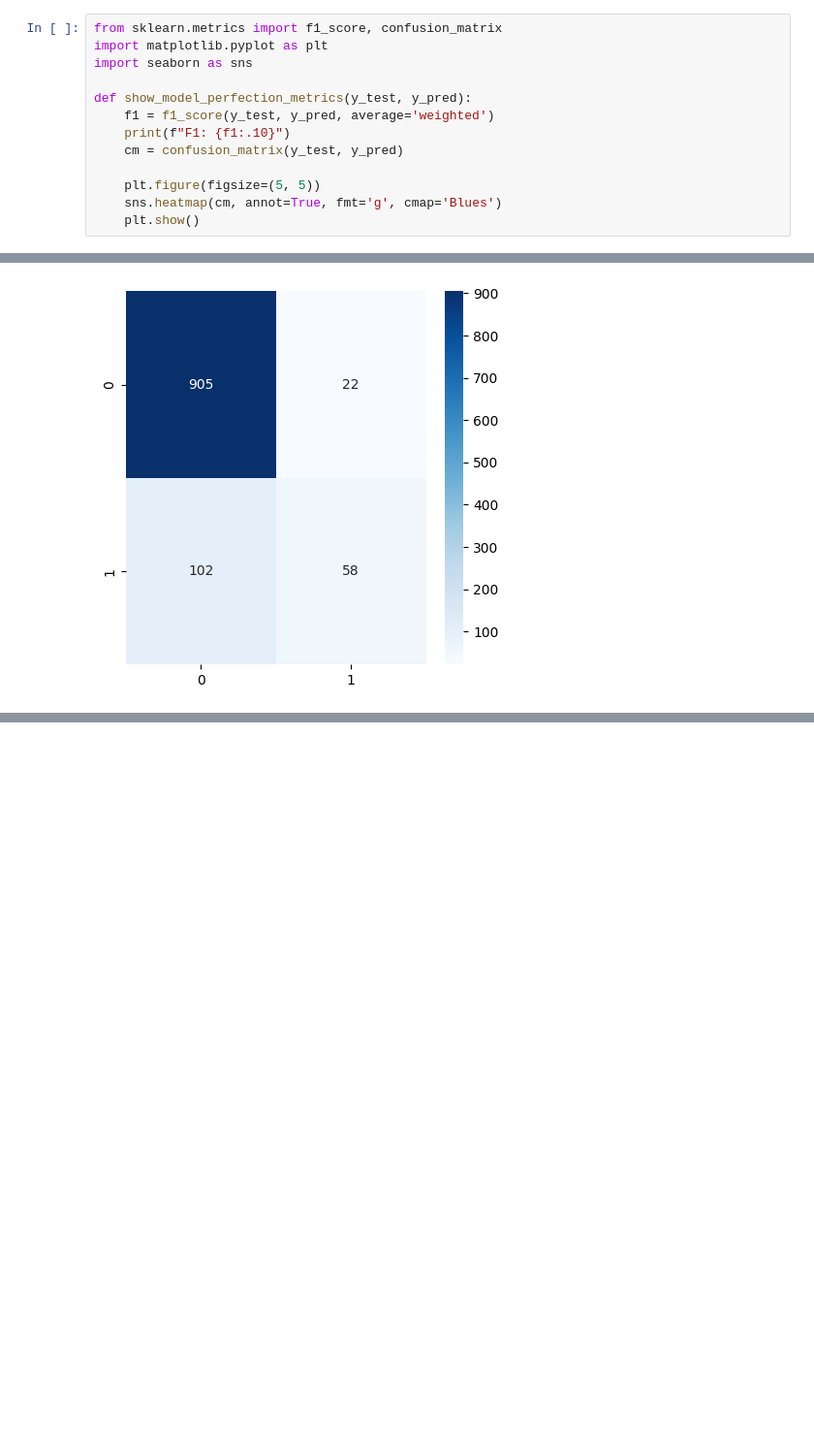
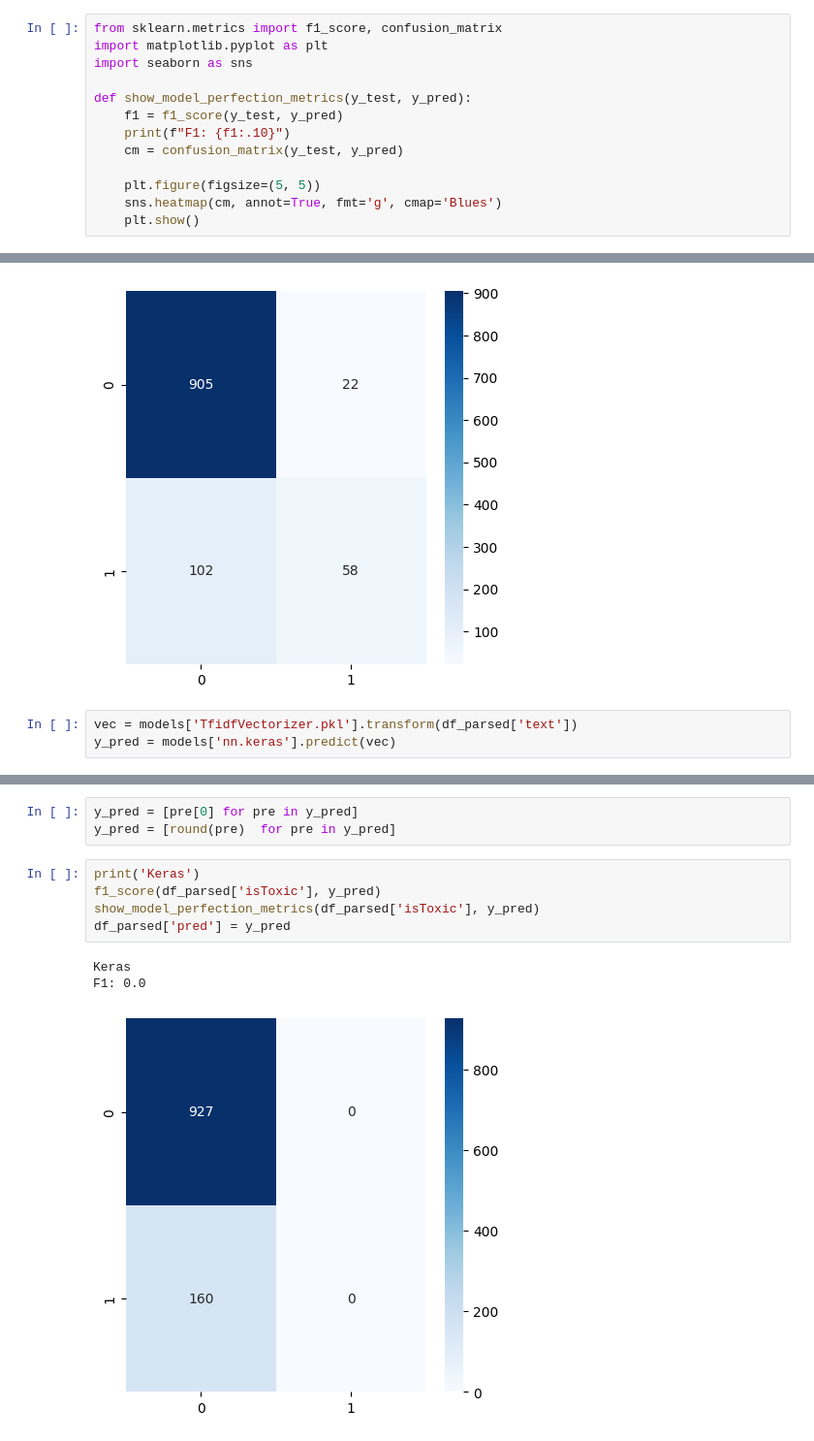
Before and after one commit to setday/HSE_ML_SP2024, a Jupyter notebook: notebooks/results.ipynb, the cells around one changed output, grey strips where cells are left out. Shown at 97% size. Drawn from its saved outputs; the diff is of its cells as text; blank space fills up the shorter version.

```diff
--- a/notebooks/results.ipynb
+++ b/notebooks/results.ipynb
@@ -59,7 +59,7 @@ import matplotlib.pyplot as plt
 import seaborn as sns
 
 def show_model_perfection_metrics(y_test, y_pred):
-    f1 = f1_score(y_test, y_pred, average='weighted')
+    f1 = f1_score(y_test, y_pred)
     print(f"F1: {f1:.10}")
     cm = confusion_matrix(y_test, y_pred)
 
@@ -109,3 +109,6 @@ show_model_perfection_metrics(df_parsed['isToxic'], resulted_sum)
 # %% [output]
 F1: 0.8692713581
 [figure]
+# %%
+vec = models['TfidfVectorizer.pkl'].transform(df_parsed['text'])
+y_pred = models['nn.keras'].predict(vec)
@@ -111,0 +117,12 @@ F1: 0.8692713581
+# %%
+y_pred = [pre[0] for pre in y_pred]
+y_pred = [round(pre)  for pre in y_pred]
+# %%
+print('Keras')
+f1_score(df_parsed['isToxic'], y_pred)
+show_model_perfection_metrics(df_parsed['isToxic'], y_pred)
+df_parsed['pred'] = y_pred
+# %% [output]
+Keras
+F1: 0.0
+[figure, added]
```
Also changed, not shown: parts of 4 cells of this notebook, 4 other files.
